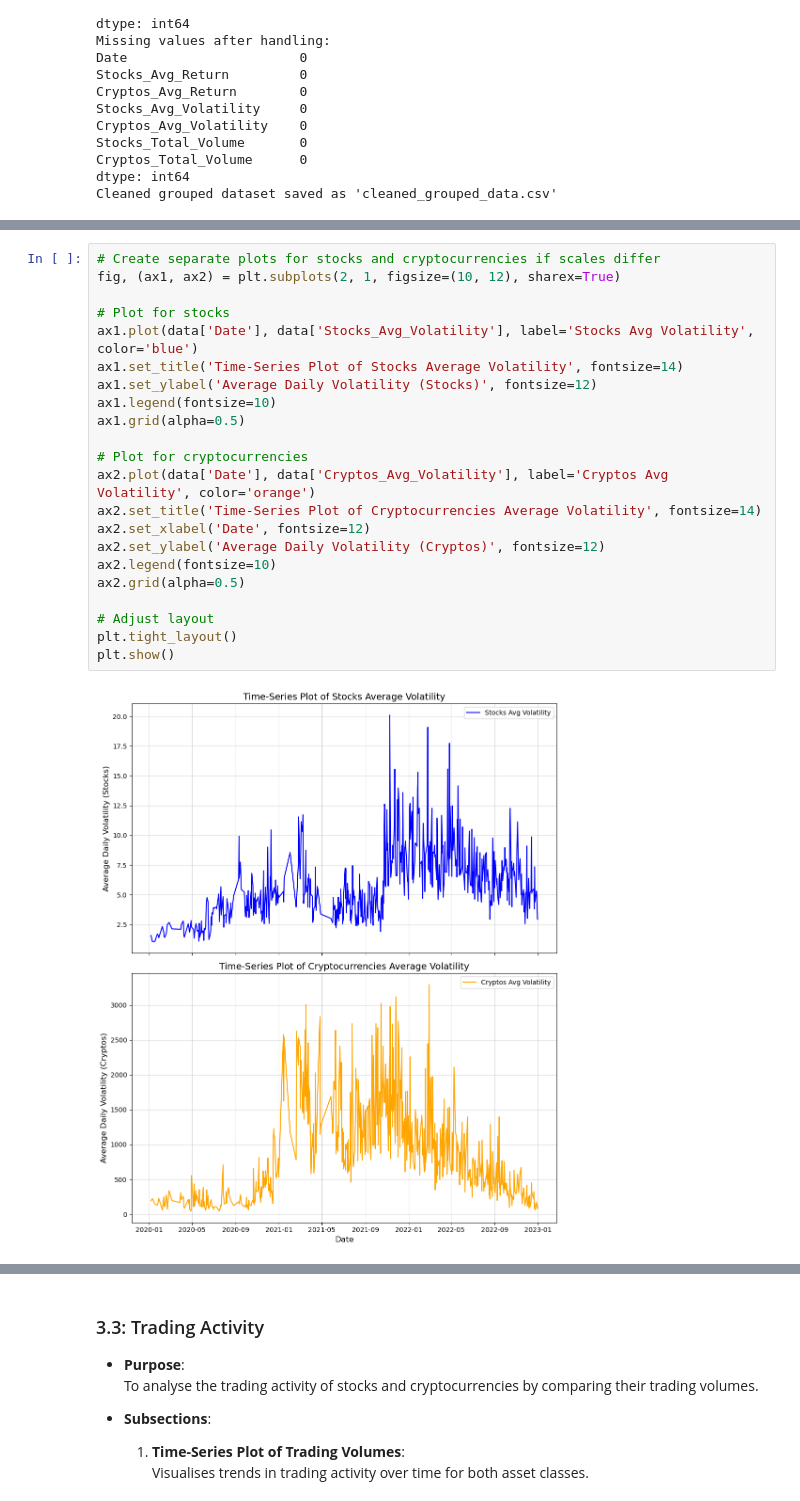
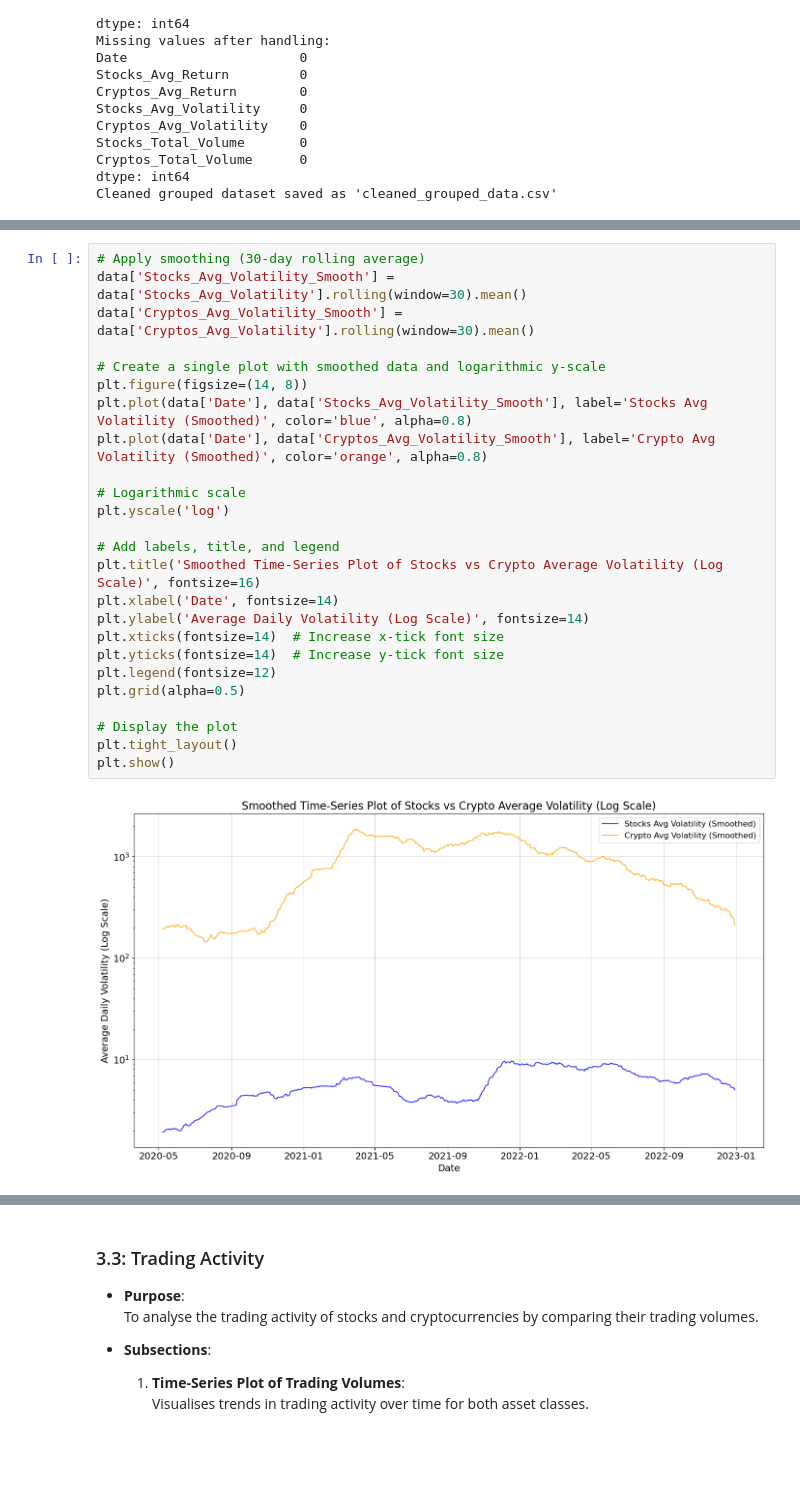
Before and after one commit to Misharasapu/hv20235_EMATM0048, a Jupyter notebook: task2/Coding summative - Task 2 .ipynb, the cells around one changed output, grey strips where cells are left out. Saved outputs shown, nothing was run; the diff lists cells and outputs as text; blank space fills up the shorter version.

```diff
--- a/task2/Coding summative - Task 2 .ipynb
+++ b/task2/Coding summative - Task 2 .ipynb
@@ -795,27 +897,30 @@ plt.show()
 # %%
-# Create separate plots for stocks and cryptocurrencies if scales differ
-fig, (ax1, ax2) = plt.subplots(2, 1, figsize=(10, 12), sharex=True)
+# Apply smoothing (30-day rolling average)
+data['Stocks_Avg_Volatility_Smooth'] = data['Stocks_Avg_Volatility'].rolling(window=30).mean()
+data['Cryptos_Avg_Volatility_Smooth'] = data['Cryptos_Avg_Volatility'].rolling(window=30).mean()
 
-# Plot for stocks
-ax1.plot(data['Date'], data['Stocks_Avg_Volatility'], label='Stocks Avg Volatility', color='blue')
-ax1.set_title('Time-Series Plot of Stocks Average Volatility', fontsize=14)
-ax1.set_ylabel('Average Daily Volatility (Stocks)', fontsize=12)
-ax1.legend(fontsize=10)
-ax1.grid(alpha=0.5)
+# Create a single plot with smoothed data and logarithmic y-scale
+plt.figure(figsize=(14, 8))
+plt.plot(data['Date'], data['Stocks_Avg_Volatility_Smooth'], label='Stocks Avg Volatility (Smoothed)', color='blue', alpha=0.8)
+plt.plot(data['Date'], data['Cryptos_Avg_Volatility_Smooth'], label='Crypto Avg Volatility (Smoothed)', color='orange', alpha=0.8)
 
-# Plot for cryptocurrencies
-ax2.plot(data['Date'], data['Cryptos_Avg_Volatility'], label='Cryptos Avg Volatility', color='orange')
-ax2.set_title('Time-Series Plot of Cryptocurrencies Average Volatility', fontsize=14)
-ax2.set_xlabel('Date', fontsize=12)
-ax2.set_ylabel('Average Daily Volatility (Cryptos)', fontsize=12)
-ax2.legend(fontsize=10)
-ax2.grid(alpha=0.5)
+# Logarithmic scale
+plt.yscale('log')
 
-# Adjust layout
+# Add labels, title, and legend
+plt.title('Smoothed Time-Series Plot of Stocks vs Crypto Average Volatility (Log Scale)', fontsize=16)
+plt.xlabel('Date', fontsize=14)
+plt.ylabel('Average Daily Volatility (Log Scale)', fontsize=14)
+plt.xticks(fontsize=14)  # Increase x-tick font size
+plt.yticks(fontsize=14)  # Increase y-tick font size
+plt.legend(fontsize=12)
+plt.grid(alpha=0.5)
+
+# Display the plot
 plt.tight_layout()
 plt.show()
 # %% [output]
-[figure, old version]
+[figure, new version]
 # %% [markdown]
 #### 3.2.2: Histogram of Volatility Distribution
 
```
Also changed, not shown: parts of 52 cells of this notebook.
